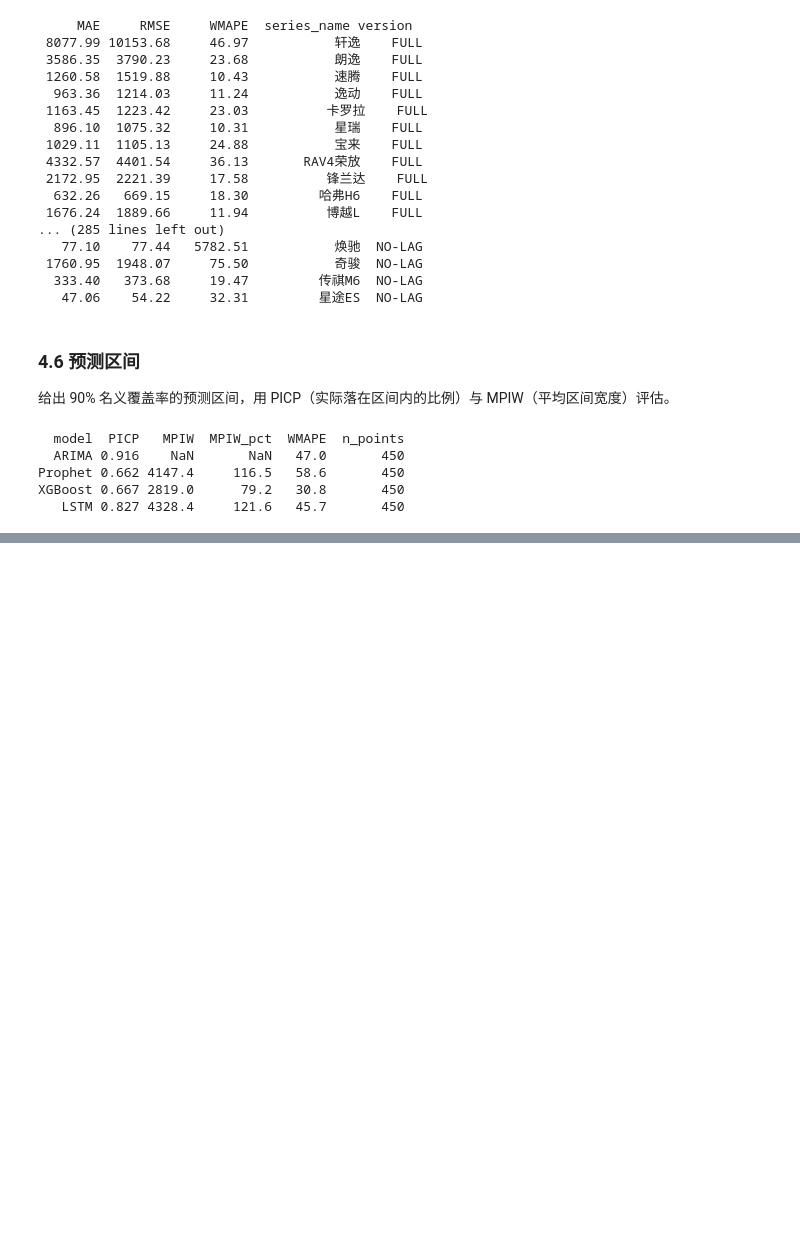
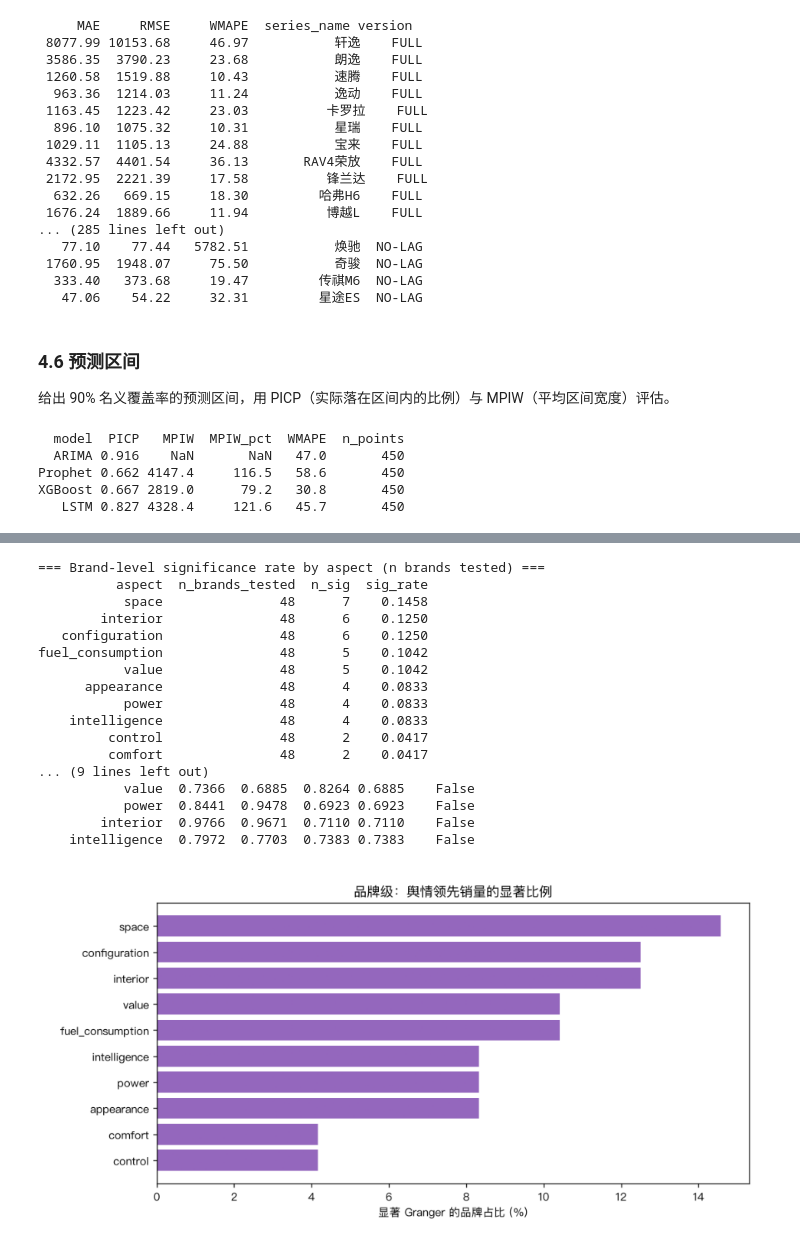
Before and after one commit to Yemyu/AutoPulse, a Jupyter notebook: notebook/AutoPulse_Analysis.ipynb, the cells around one changed output, grey strips where cells are left out. Cells and saved outputs as stored; diff of their text form; code cells hidden in the pictures; blank space fills up the shorter version.

```diff
--- a/notebook/AutoPulse_Analysis.ipynb
+++ b/notebook/AutoPulse_Analysis.ipynb
@@ -804,0 +910,30 @@ XGBoost 0.667 2819.0      79.2   30.8       450
+# %%
+# Granger causality: does past sentiment predict future sales?
+print('=== Brand-level significance rate by aspect (n brands tested) ===')
+print(granger_brand.round(4).to_string(index=False))
+print('\n=== Market-level Granger p-values by aspect ===')
+print(granger_mkt.round(4).to_string(index=False))
+
+p = os.path.join(FIG, 'stage4_granger_brand.png')
+if os.path.exists(p):
+    img = plt.imread(p); fig, ax = plt.subplots(figsize=(11, 5))
+    ax.imshow(img); ax.axis('off'); plt.tight_layout(); plt.show()
+# %% [output]
+=== Brand-level significance rate by aspect (n brands tested) ===
+          aspect  n_brands_tested  n_sig  sig_rate
+           space               48      7    0.1458
+        interior               48      6    0.1250
+   configuration               48      6    0.1250
+fuel_consumption               48      5    0.1042
+           value               48      5    0.1042
+      appearance               48      4    0.0833
+           power               48      4    0.0833
+    intelligence               48      4    0.0833
+         control               48      2    0.0417
+         comfort               48      2    0.0417
+... (9 lines left out)
+           value  0.7366  0.6885  0.8264 0.6885    False
+           power  0.8441  0.9478  0.6923 0.6923    False
+        interior  0.9766  0.9671  0.7110 0.7110    False
+    intelligence  0.7972  0.7703  0.7383 0.7383    False
+[figure, added]
```
Also changed, not shown: parts of 14 cells of this notebook, 15 other files.
